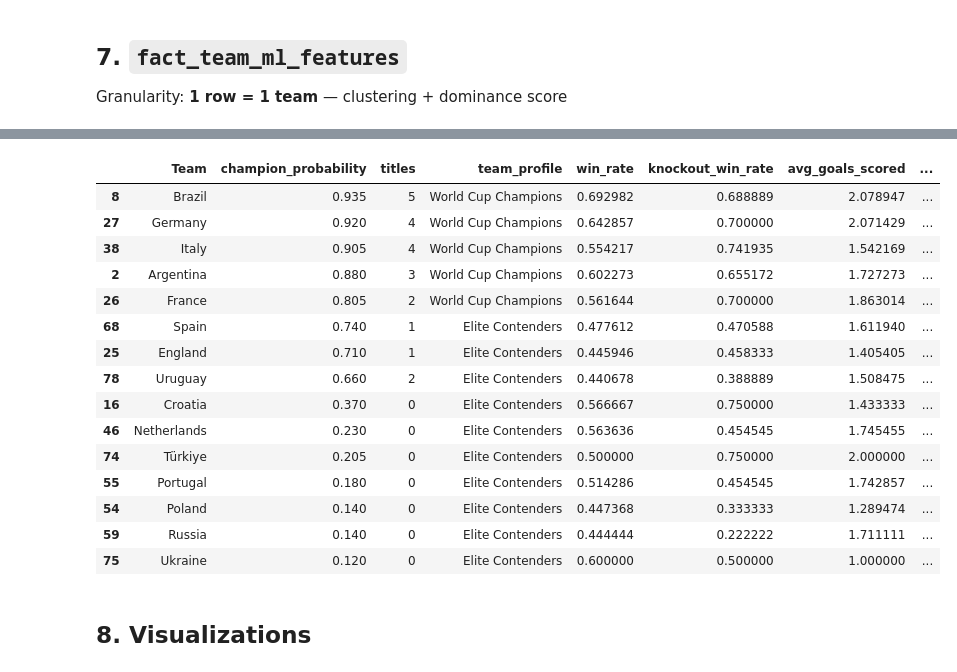
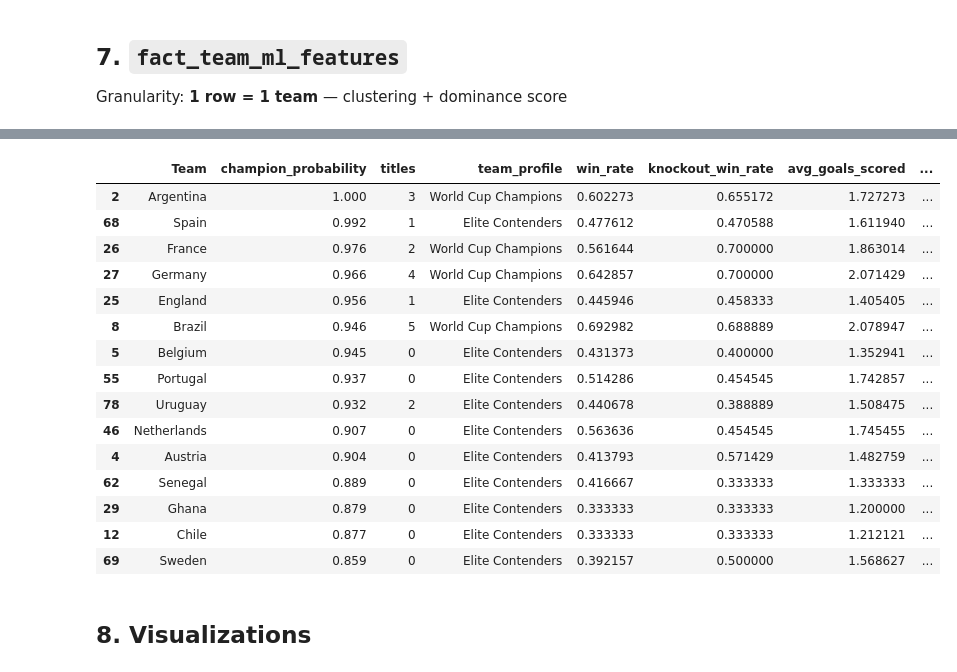
Before and after one commit to caioh639/worldcup, a Jupyter notebook: notebooks/feature_engineering_final.ipynb, the cells around one changed output, grey strips where cells are left out. Drawn from its saved outputs; the diff is of its cells as text; code cells hidden in the pictures.

```diff
--- a/notebooks/feature_engineering_final.ipynb
+++ b/notebooks/feature_engineering_final.ipynb
@@ -414,27 +421,50 @@ fact_team_ml_features = fact_team_historical_stats[['Team', 'titles', 'is_champi
 fact_team_ml_features['cluster'] = clusters
 fact_team_ml_features['pca1'] = pca_result[:, 0]
 fact_team_ml_features['pca2'] = pca_result[:, 1]
+fact_team_ml_features['champion_probability'] = champion_probability
 
-# Champion probability: in-sample RF score — measures similarity to champion profile
-# All 8 historical champions score ≥ 0.66; non-champions reflect their historical strength
-fact_team_ml_features['champion_probability'] = rf_full.predict_proba(X)[:, 1].round(3)
-
-# Derive cluster labels: sort by mean titles so the champions cluster is always correctly named
+# Rank clusters by mean champion_probability (highest → World Cup Champions)
+# titles excluded from features — champion_probability is the objective ranking signal
 cluster_stats = (
     fact_team_ml_features
-    .merge(fact_team_historical_stats[['Team', 'win_rate']], on='Team')
-    .groupby('cluster')[['titles', 'win_rate']]
+    .groupby('cluster')['champion_probability']
     .mean()
-    .sort_values('titles', ascending=False)
+    .sort_values(ascending=False)
 )
 PROFILE_NAMES = ['World Cup Champions', 'Elite Contenders', 'Strong Nations', 'Emerging Teams']
 cluster_rank = dict(zip(cluster_stats.index, PROFILE_NAMES))
 fact_team_ml_features['team_profile'] = fact_team_ml_features['cluster'].map(cluster_rank)
 
-# Include cluster-defining features for Power BI interpretability / scatter tooltips
+# Include ML_FEATURES for Power BI tooltips / scatter
 fact_team_ml_features = fact_team_ml_features.merge(
     fact_team_historical_stats[['Team'] + ML_FEATURES],
     on='Team', how='left'
+)
+
+# ── Validations ─────────────────────────────────────────────────────────────
+print('\n=== Cluster distribution ===')
+print(
+    fact_team_ml_features.groupby(['cluster', 'team_profile'])
+    .size()
+    .reset_index(name='count')
+    .to_string(index=False)
+)
+
+print('\n=== Top 10 by champion_probability ===')
+print(
+    fact_team_ml_features
+    .sort_values('champion_probability', ascending=False)
+    [['Team', 'champion_probability', 'titles', 'team_profile']]
+    .head(10)
+    .to_string(index=False)
+)
+
+print('\n=== Historical champions — team_profile assigned ===')
+print(
+    fact_team_ml_features[fact_team_ml_features['is_champion'] == 1]
+    .sort_values('champion_probability', ascending=False)
+    [['Team', 'champion_probability', 'titles', 'team_profile']]
+    .to_string(index=False)
 )
 
 fact_team_ml_features.sort_values('champion_probability', ascending=False)[
@@ -445,19 +492,19 @@ fact_team_ml_features.sort_values('champion_probability', ascending=False)[
 |  | Team | champion_probability | titles | team_profile | win_rate | knockout_win_rate | avg_goals_scored | ... |
-| 8 | Brazil | 0.935 | 5 | World Cup Champions | 0.692982 | 0.688889 | 2.078947 | ... |
-| 27 | Germany | 0.920 | 4 | World Cup Champions | 0.642857 | 0.700000 | 2.071429 | ... |
-| 38 | Italy | 0.905 | 4 | World Cup Champions | 0.554217 | 0.741935 | 1.542169 | ... |
-| 2 | Argentina | 0.880 | 3 | World Cup Champions | 0.602273 | 0.655172 | 1.727273 | ... |
-| 26 | France | 0.805 | 2 | World Cup Champions | 0.561644 | 0.700000 | 1.863014 | ... |
-| 68 | Spain | 0.740 | 1 | Elite Contenders | 0.477612 | 0.470588 | 1.611940 | ... |
-| 25 | England | 0.710 | 1 | Elite Contenders | 0.445946 | 0.458333 | 1.405405 | ... |
-| 78 | Uruguay | 0.660 | 2 | Elite Contenders | 0.440678 | 0.388889 | 1.508475 | ... |
-| 16 | Croatia | 0.370 | 0 | Elite Contenders | 0.566667 | 0.750000 | 1.433333 | ... |
-| 46 | Netherlands | 0.230 | 0 | Elite Contenders | 0.563636 | 0.454545 | 1.745455 | ... |
-| 74 | Türkiye | 0.205 | 0 | Elite Contenders | 0.500000 | 0.750000 | 2.000000 | ... |
-| 55 | Portugal | 0.180 | 0 | Elite Contenders | 0.514286 | 0.454545 | 1.742857 | ... |
-| 54 | Poland | 0.140 | 0 | Elite Contenders | 0.447368 | 0.333333 | 1.289474 | ... |
-| 59 | Russia | 0.140 | 0 | Elite Contenders | 0.444444 | 0.222222 | 1.711111 | ... |
-| 75 | Ukraine | 0.120 | 0 | Elite Contenders | 0.600000 | 0.500000 | 1.000000 | ... |
+| 2 | Argentina | 1.000 | 3 | World Cup Champions | 0.602273 | 0.655172 | 1.727273 | ... |
+| 68 | Spain | 0.992 | 1 | Elite Contenders | 0.477612 | 0.470588 | 1.611940 | ... |
+| 26 | France | 0.976 | 2 | World Cup Champions | 0.561644 | 0.700000 | 1.863014 | ... |
+| 27 | Germany | 0.966 | 4 | World Cup Champions | 0.642857 | 0.700000 | 2.071429 | ... |
+| 25 | England | 0.956 | 1 | Elite Contenders | 0.445946 | 0.458333 | 1.405405 | ... |
+| 8 | Brazil | 0.946 | 5 | World Cup Champions | 0.692982 | 0.688889 | 2.078947 | ... |
+| 5 | Belgium | 0.945 | 0 | Elite Contenders | 0.431373 | 0.400000 | 1.352941 | ... |
+| 55 | Portugal | 0.937 | 0 | Elite Contenders | 0.514286 | 0.454545 | 1.742857 | ... |
+| 78 | Uruguay | 0.932 | 2 | Elite Contenders | 0.440678 | 0.388889 | 1.508475 | ... |
+| 46 | Netherlands | 0.907 | 0 | Elite Contenders | 0.563636 | 0.454545 | 1.745455 | ... |
+| 4 | Austria | 0.904 | 0 | Elite Contenders | 0.413793 | 0.571429 | 1.482759 | ... |
+| 62 | Senegal | 0.889 | 0 | Elite Contenders | 0.416667 | 0.333333 | 1.333333 | ... |
+| 29 | Ghana | 0.879 | 0 | Elite Contenders | 0.333333 | 0.333333 | 1.200000 | ... |
+| 12 | Chile | 0.877 | 0 | Elite Contenders | 0.333333 | 0.333333 | 1.212121 | ... |
+| 69 | Sweden | 0.859 | 0 | Elite Contenders | 0.392157 | 0.500000 | 1.568627 | ... |
 # %% [markdown]
 ## 8. Visualizations
 # %%
```
Also changed, not shown: parts of 5 cells of this notebook, 1 other file.
